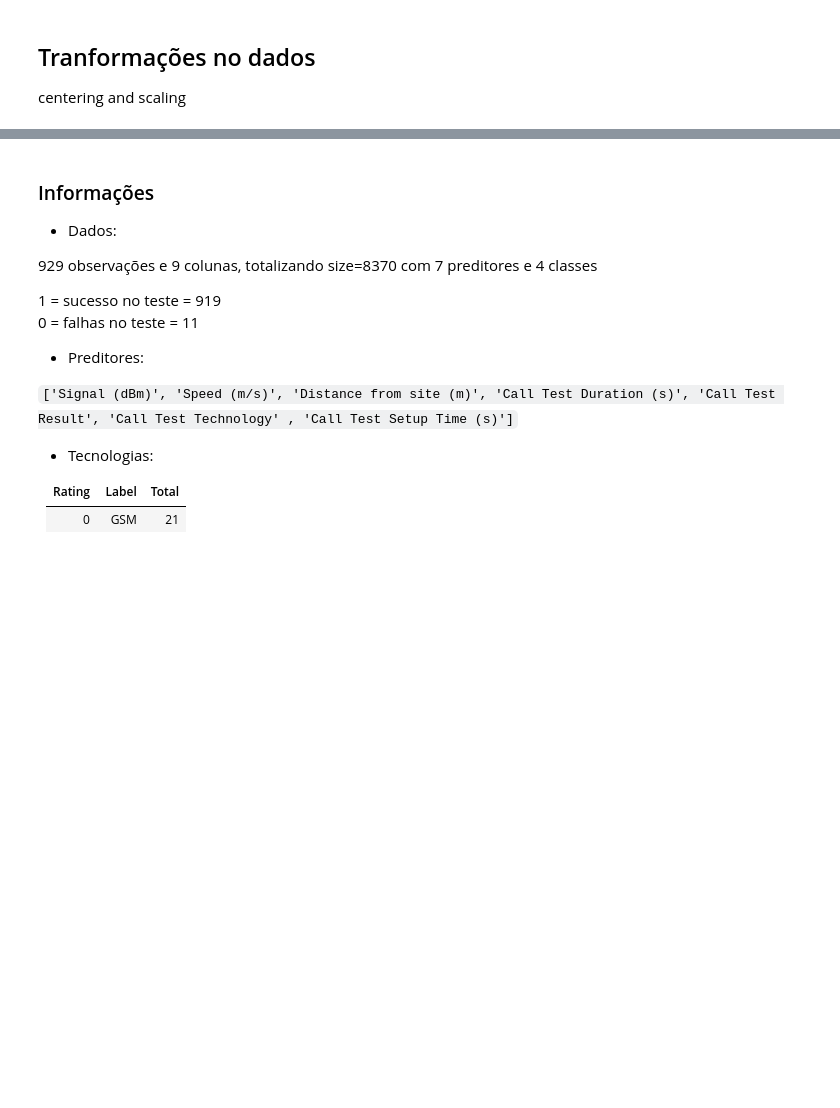
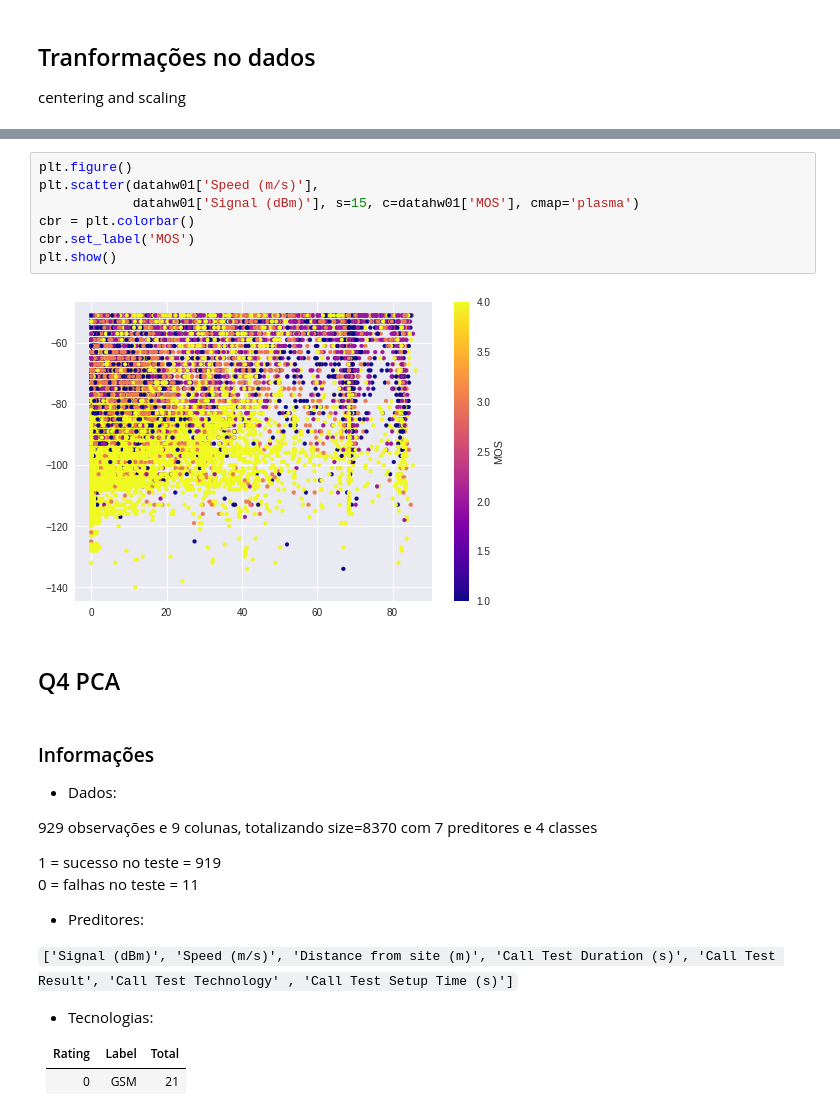
Before and after one commit to ezequiasjunior/ica2019.2, a Jupyter notebook: data_preprocess.ipynb, the cells around one changed output, grey strips where cells are left out. Cells and saved outputs as stored; diff of their text form; blank space fills up the shorter version.

```diff
--- a/data_preprocess.ipynb
+++ b/data_preprocess.ipynb
@@ -123 +169,12 @@ scaled_datahw01 = datahw01
+# %%
+plt.figure()
+plt.scatter(datahw01['Speed (m/s)'],
+            datahw01['Signal (dBm)'], s=15, c=datahw01['MOS'], cmap='plasma')
+cbr = plt.colorbar()
+cbr.set_label('MOS')
+plt.show()
+# %% [output]
+[figure, added]
+# %% [markdown]
+## Q4 PCA
 # %% [markdown]
```
Also changed, not shown: parts of 9 cells of this notebook.
